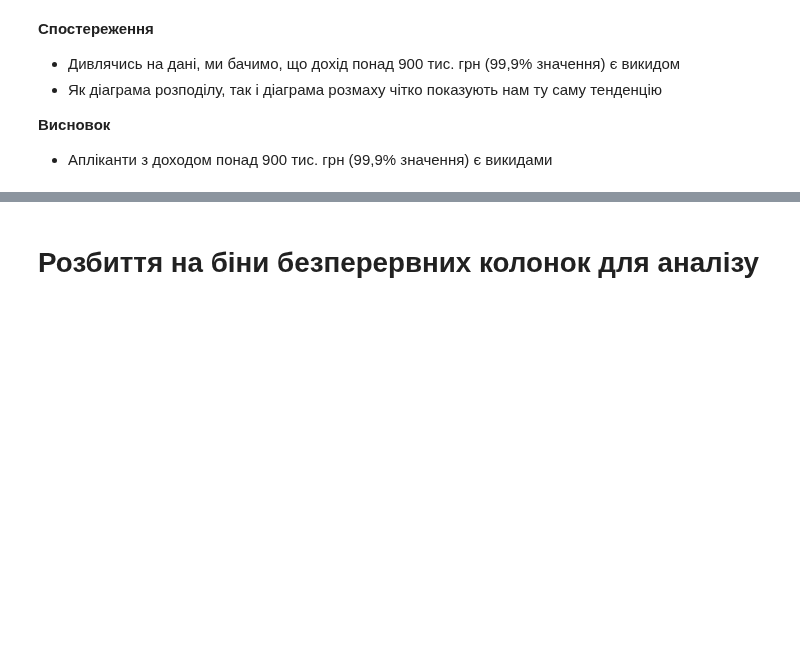
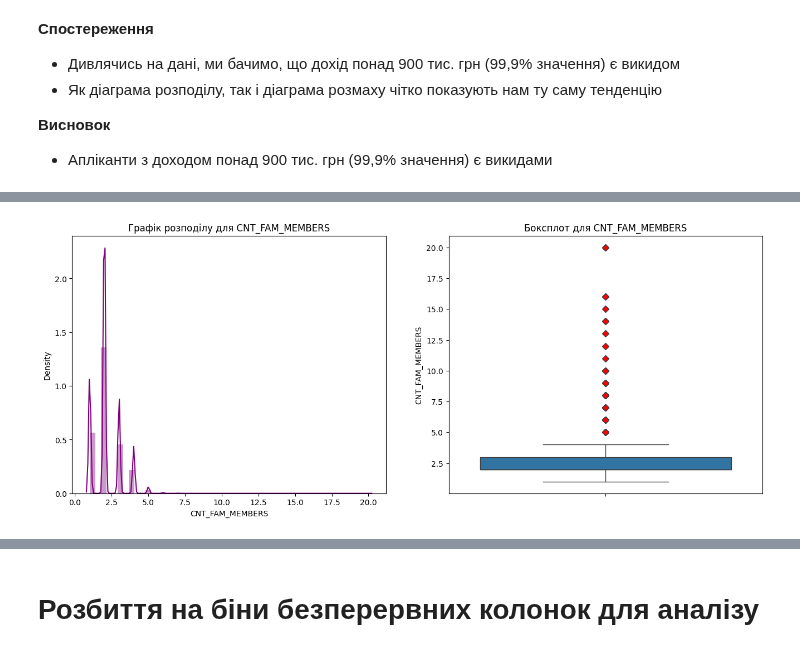
Before and after one commit to o-semenkova/ml_home_tasks, a Jupyter notebook: Credit EDA.ipynb, the cells around one changed output, grey strips where cells are left out. Cells and saved outputs as stored; diff of their text form; code cells hidden in the pictures; blank space fills up the shorter version.

```diff
--- a/Credit EDA.ipynb
+++ b/Credit EDA.ipynb
@@ -1623,0 +1732,4 @@ df[df['AMT_INCOME_TOTAL'] > 900000].head()
+# %%
+dist_box(df,'CNT_FAM_MEMBERS')
+# %% [output]
+[figure, added]
```
Also changed, not shown: parts of 64 cells of this notebook.
